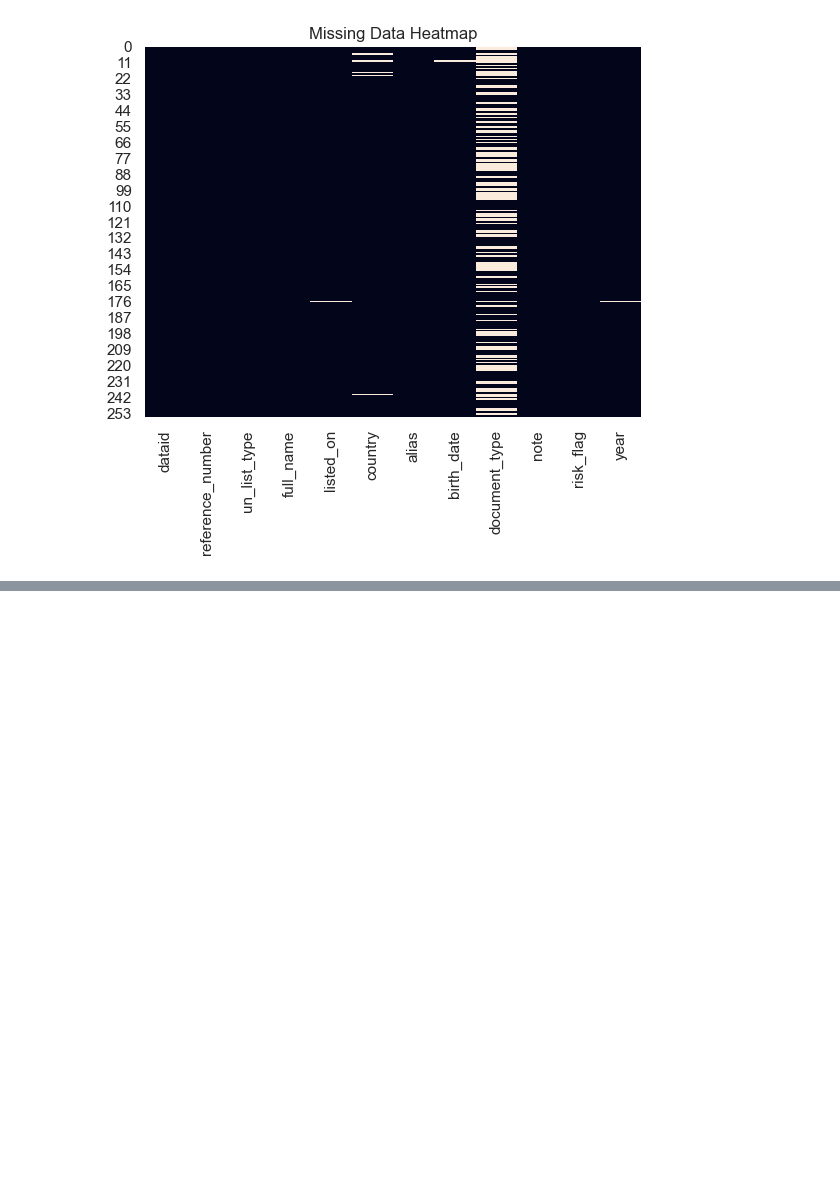
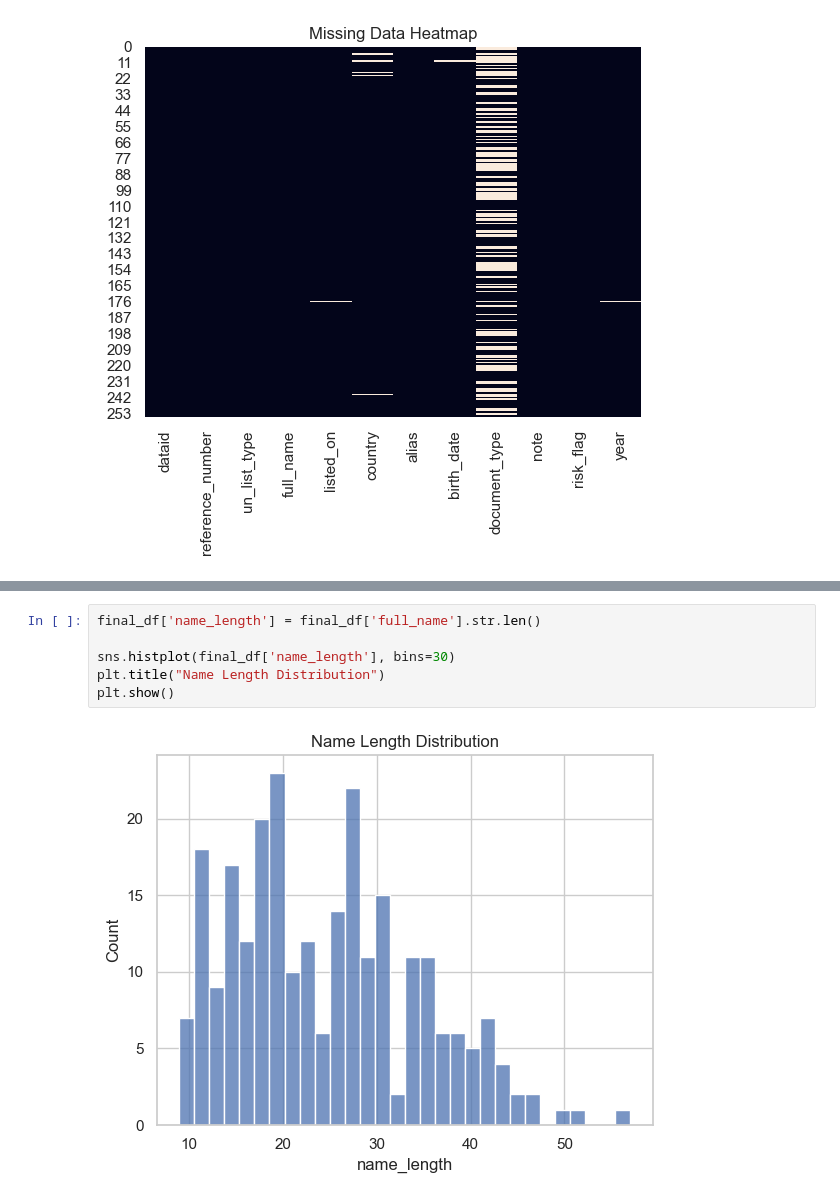
Before and after one commit to das-pradip/EDA_Practice, a Jupyter notebook: eda_un.ipynb, the cells around one changed output, grey strips where cells are left out. Drawn from its saved outputs; the diff is of its cells as text; blank space fills up the shorter version.

```diff
--- a/eda_un.ipynb
+++ b/eda_un.ipynb
@@ -308,0 +315,8 @@ plt.show()
+# %%
+final_df['name_length'] = final_df['full_name'].str.len()
+
+sns.histplot(final_df['name_length'], bins=30)
+plt.title("Name Length Distribution")
+plt.show()
+# %% [output]
+[figure, added]
```
Also changed, not shown: parts of 1 cell of this notebook.
